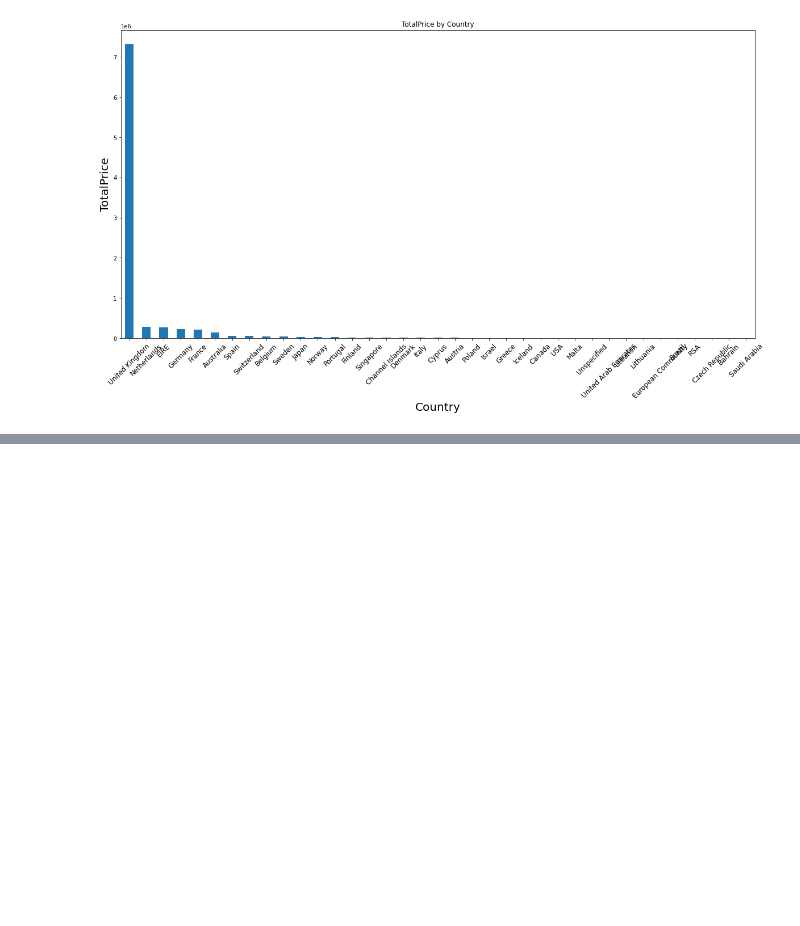
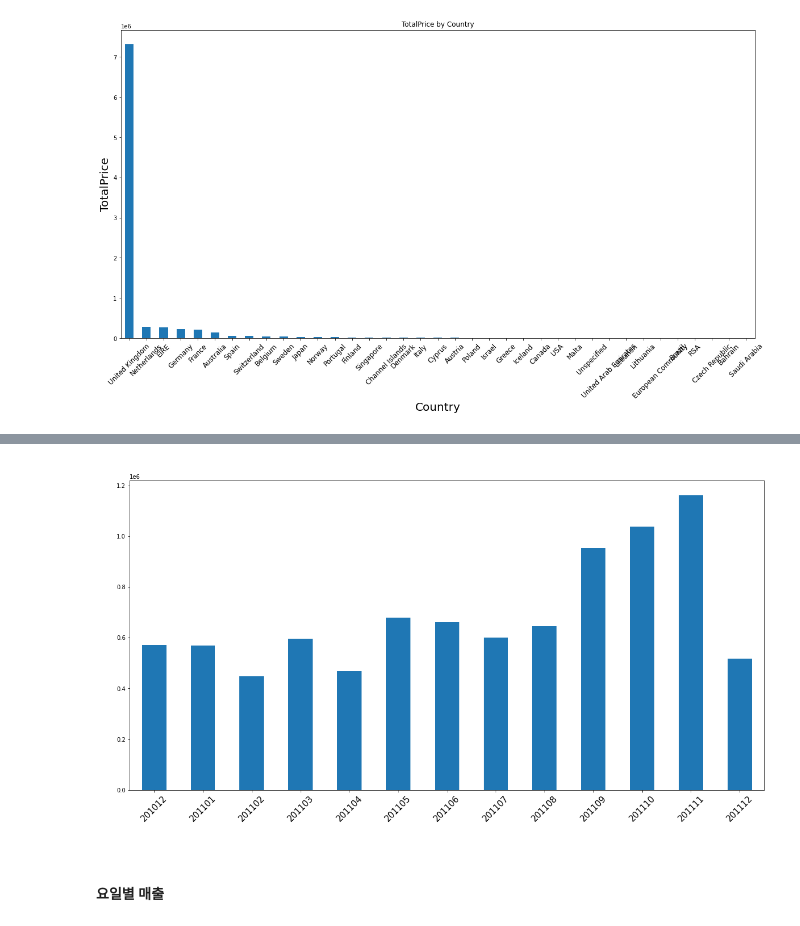
Before and after one commit to jeonprize/shoppingmall_order, a Jupyter notebook: 매출 관련 데이터 확인.ipynb, the cells around one changed output, grey strips where cells are left out. Cells and saved outputs as stored; diff of their text form; code cells hidden in the pictures; blank space fills up the shorter version.

```diff
--- a/매출 관련 데이터 확인.ipynb
+++ b/매출 관련 데이터 확인.ipynb
@@ -119,0 +151,9 @@ plot_bar(contry_price, 'Country','TotalPrice', 'TotalPrice by Country')
+# %%
+def extract_month(date):
+    month = str(date.month)
+    if date.month < 10:
+        month = '0' + month
+    return str(date.year) + month
+# %%
+monthly_price = retail.set_index('InvoiceDate').groupby(extract_month).sum()['TotalPrice']
+monthly_price
@@ -119,0 +175,6 @@ plot_bar(contry_price, 'Country','TotalPrice', 'TotalPrice by Country')
+# %%
+plot_bar(monthly_price,'month','Total_Price','monthly_price')
+# %% [output]
+[figure, added]
+# %% [markdown]
+#### 요일별 매출
```
Also changed, not shown: parts of 22 cells of this notebook.
